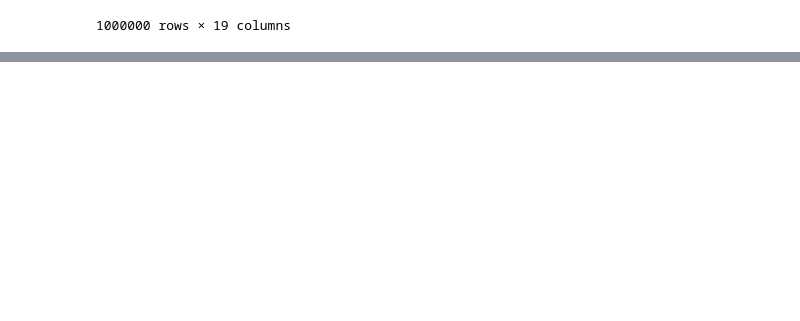
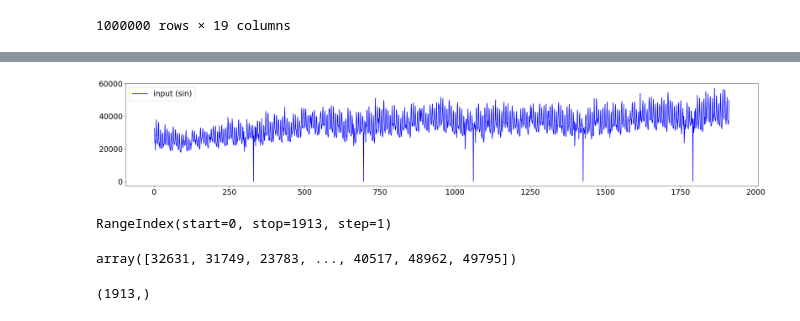
Before and after one commit to TOMMYWHY/158_755DataScience, a Jupyter notebook: project3/M5/notebook/testing2.ipynb, the cells around one changed output, grey strips where cells are left out. Drawn from its saved outputs; the diff is of its cells as text; code cells hidden in the pictures; blank space fills up the shorter version.

```diff
--- a/project3/M5/notebook/testing2.ipynb
+++ b/project3/M5/notebook/testing2.ipynb
@@ -562,0 +859,3 @@ Text(0, 0.5, 'sales')
+# %%
+data_days_sales = pd.read_csv('data_days_sales.csv.gz')
+data_days_sales.head()
@@ -562,0 +872,27 @@ Text(0, 0.5, 'sales')
+# %%
+TIME_STEP = 10  # rnn time step
+INPUT_SIZE = 1  # rnn input size
+LR = 0.02  # learning rate
+
+# show data
+# steps = np.linspace(0, np.pi * 2, 100, dtype=np.float32)  # float32 for converting torch FloatTensor
+x_np = data_days_sales.index
+y_np = data_days_sales['0']
+# plt.plot(steps, y_np, 'r-', label='target (cos)')
+plt.plot(x_np, y_np, 'b-', label='input (sin)')
+plt.legend(loc='best')
+plt.show()
+# %% [output]
+[figure, added]
+RangeIndex(start=0, stop=1913, step=1)
+# %%
+x_np = np.array(x_np )
+y_np = np.array(y_np )
+y_np
+# %% [output]
+array([32631, 31749, 23783, ..., 40517, 48962, 49795])
+# %%
+x_np.shape
+y_np.shape
+# %% [output]
+(1913,)
```
Also changed, not shown: parts of 64 cells of this notebook, 7 other files.
